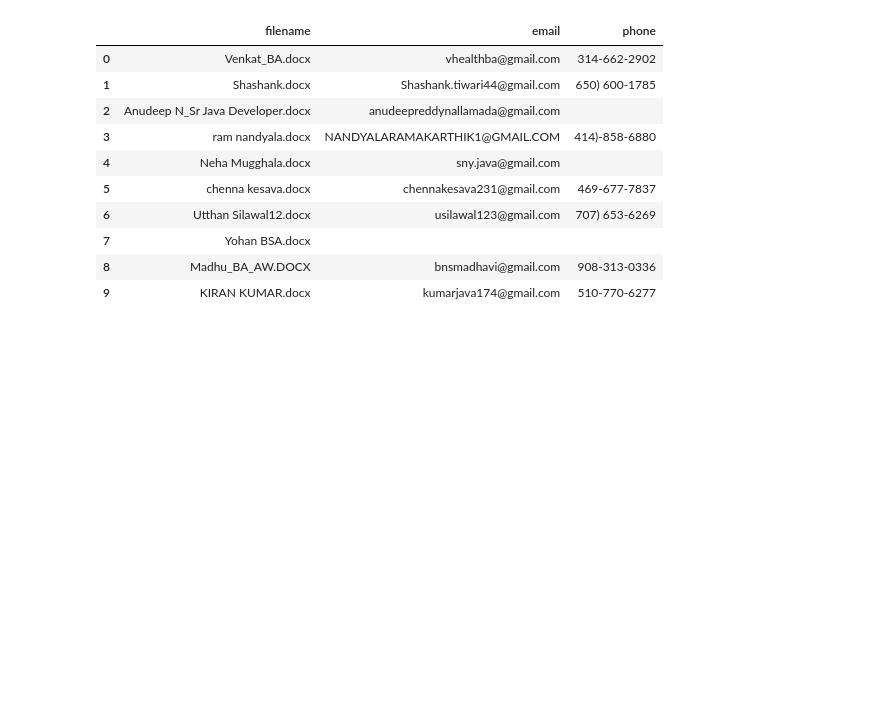
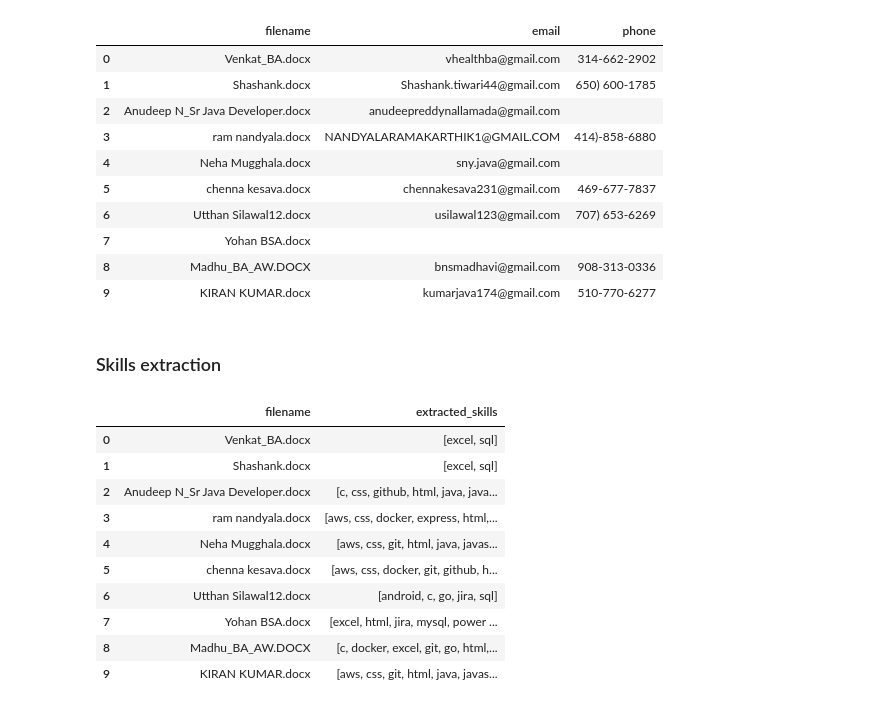
Before and after one commit to gracella12/ProjectPP_Kelompok4, a Jupyter notebook: pake-segmentasi.ipynb, the cells around one changed output. Drawn from its saved outputs; the diff is of its cells as text; code cells hidden in the pictures; blank space fills up the shorter version.

Commit message:
add skill extraction

```diff
--- a/pake-segmentasi.ipynb
+++ b/pake-segmentasi.ipynb
@@ -440,3 +441,5 @@ df_resumes[["filename", "email", "phone"]].head(10)
 | 7 | Yohan BSA.docx |  |  |
 | 8 | Madhu_BA_AW.DOCX | bnsmadhavi@gmail.com | 908-313-0336 |
 | 9 | KIRAN KUMAR.docx | kumarjava174@gmail.com | 510-770-6277 |
+# %% [markdown]
+### Skills extraction
@@ -442,0 +466,40 @@ df_resumes[["filename", "email", "phone"]].head(10)
+# %%
+def extract_skills(text, skill_keywords):
+    """
+    Extract matching skills from text using keyword lookup.
+    Returns a sorted unique list.
+    """
+    text = str(text).lower()
+    found_skills = set()
+
+    for skill in skill_keywords:
+        # Escape special characters like +, #
+        pattern = r'\b' + re.escape(skill.lower()) + r'\b'
+        if re.search(pattern, text):
+            found_skills.add(skill.lower())
+
+    return sorted(found_skills)
+# %%
+df_resumes["skill_source_text"] = (
+    df_resumes["skills"].fillna("") + " " +
+    df_resumes["projects"].fillna("") + " " +
+    df_resumes["experience"].fillna("")
+)
+
+df_resumes["extracted_skills"] = df_resumes["skill_source_text"].apply(
+    lambda x: extract_skills(x, SKILL_KEYWORDS)
+)
+# %%
+df_resumes[["filename", "extracted_skills"]].head(10)
+# %% [output]
+|  | filename | extracted_skills |
+| 0 | Venkat_BA.docx | [excel, sql] |
+| 1 | Shashank.docx | [excel, sql] |
+| 2 | Anudeep N_Sr Java Developer.docx | [c, css, github, html, java, java... |
+| 3 | ram nandyala.docx | [aws, css, docker, express, html,... |
+| 4 | Neha Mugghala.docx | [aws, css, git, html, java, javas... |
+| 5 | chenna kesava.docx | [aws, css, docker, git, github, h... |
+| 6 | Utthan Silawal12.docx | [android, c, go, jira, sql] |
+| 7 | Yohan BSA.docx | [excel, html, jira, mysql, power ... |
+| 8 | Madhu_BA_AW.DOCX | [c, docker, excel, git, go, html,... |
+| 9 | KIRAN KUMAR.docx | [aws, css, git, html, java, javas... |
```
Also changed, not shown: parts of 3 cells of this notebook.
